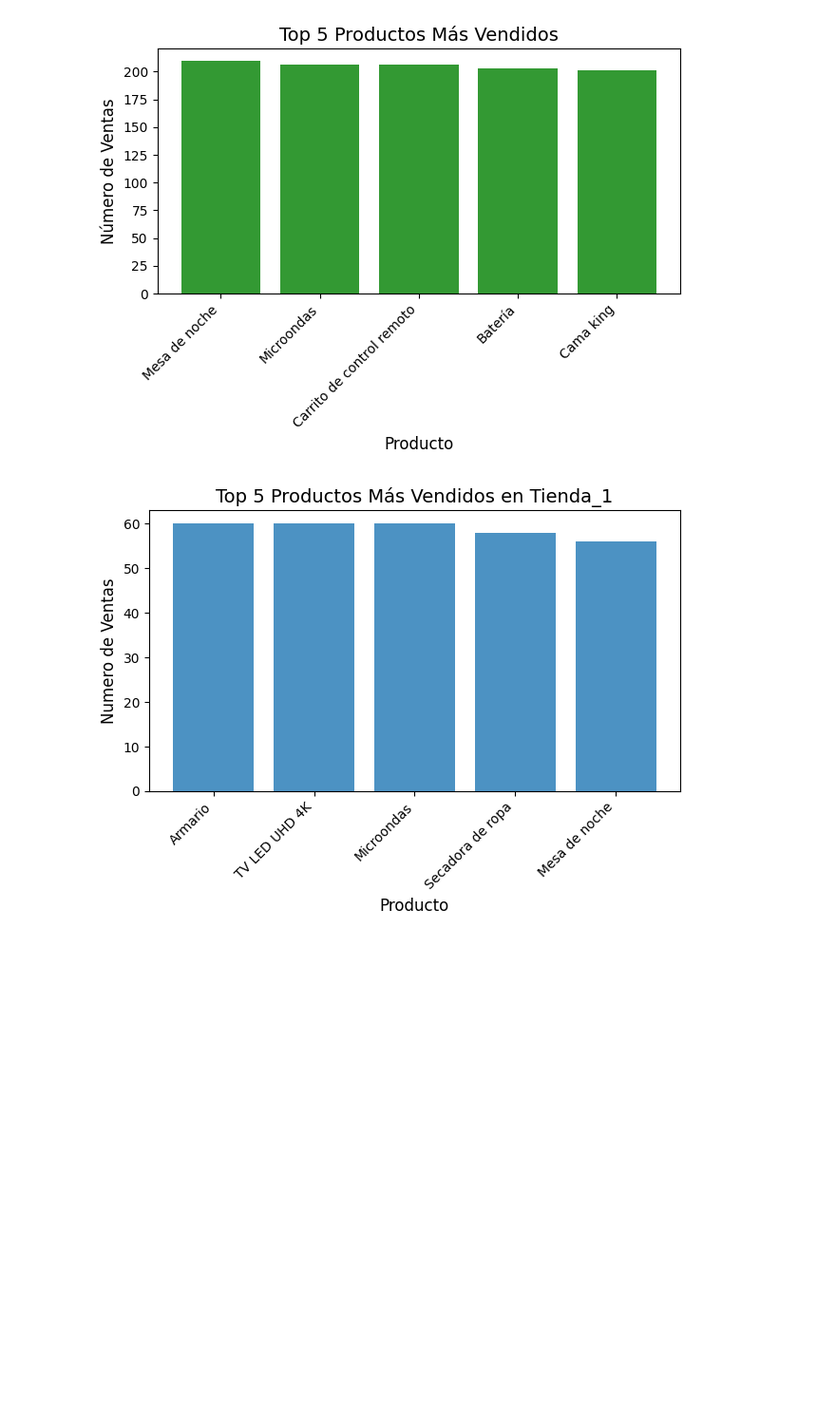
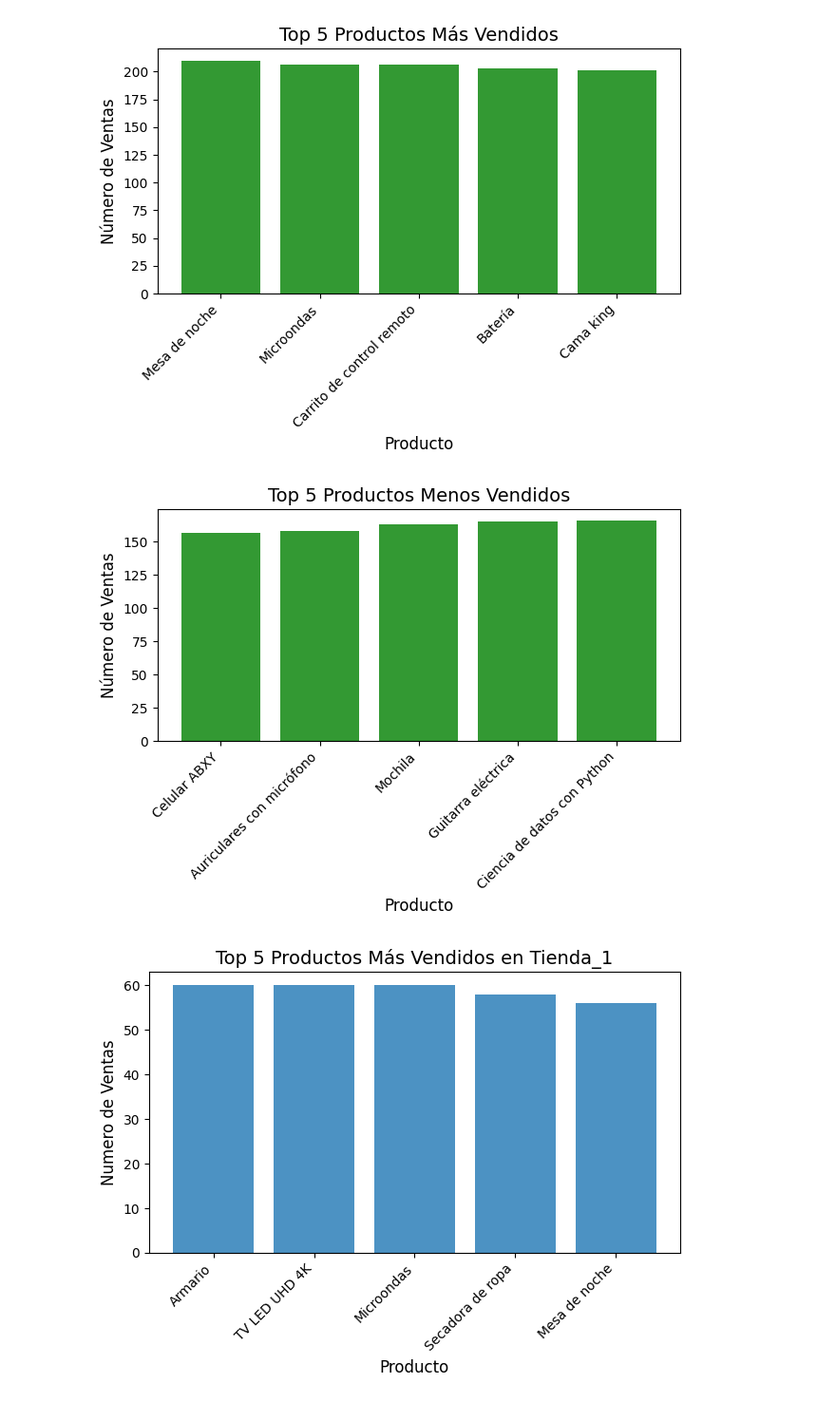
Before and after one commit to JoshDevx/An-lisis-de-Rendimiento---Alura-Store-, a Jupyter notebook: AluraStoreLatam.ipynb, the cells around one changed output. Shown at 95% size. Cells and saved outputs as stored; diff of their text form; code cells hidden in the pictures; blank space fills up the shorter version.

```diff
--- a/AluraStoreLatam.ipynb
+++ b/AluraStoreLatam.ipynb
@@ -175,6 +175,20 @@ plt.tight_layout()
 plt.show()
 # %% [output]
 [figure]
+# %%
+top_n=5
+promedio_por_tienda = datos_completos.groupby('Producto')['Precio'].count().sort_values(ascending=True).head(top_n)
+productos_top = promedio_por_tienda.index
+valores_top = promedio_por_tienda.values
+plt.bar(productos_top, valores_top, color='green', alpha=0.8)
+plt.title('Top 5 Productos Menos Vendidos', fontsize=14)
+plt.xlabel('Producto', fontsize=12)
+plt.ylabel('Número de Ventas', fontsize=12)
+plt.xticks(rotation=45, ha='right')
+plt.tight_layout()
+plt.show()
+# %% [output]
+[figure, added]
 # %%
 #Productos mas vendidos por Tienda
 def productos_mas_vendidos(tienda, top_n=5):
```
Also changed, not shown: parts of 4 cells of this notebook.
